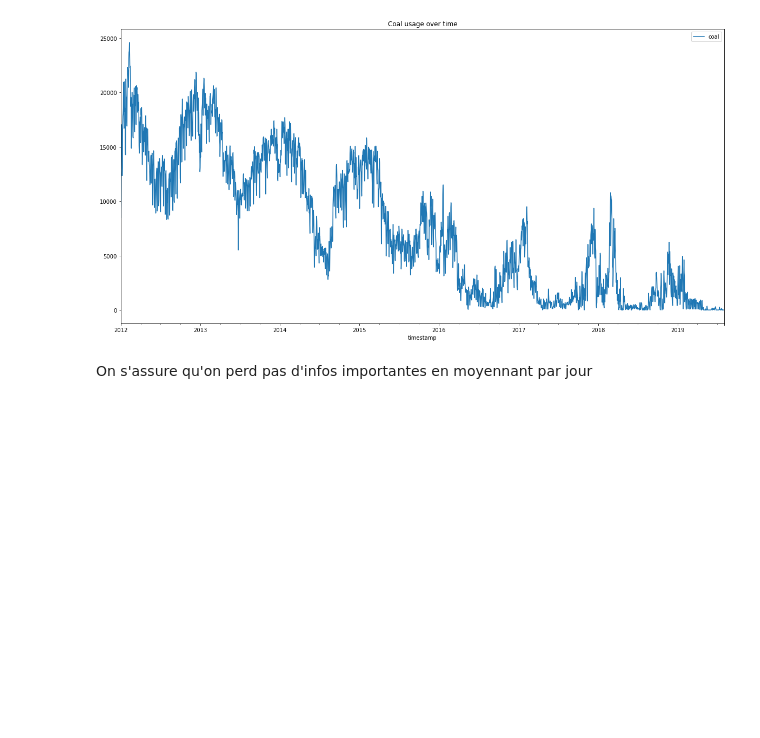
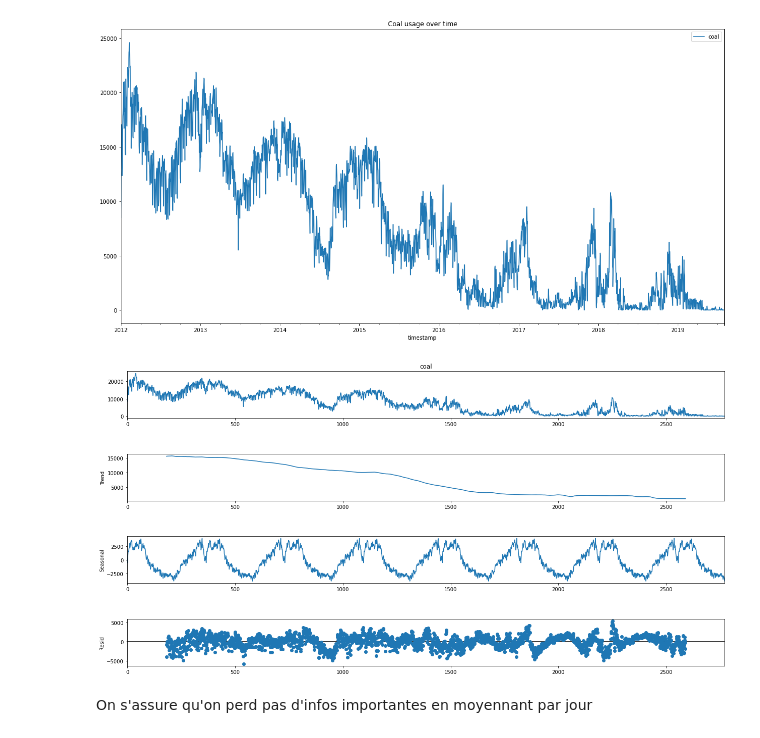
Before and after one commit to 73jn/AnSeqData, a Jupyter notebook: Project/project.ipynb, the cells around one changed output. Drawn from its saved outputs; the diff is of its cells as text; code cells hidden in the pictures; blank space fills up the shorter version.

```diff
--- a/Project/project.ipynb
+++ b/Project/project.ipynb
@@ -53,6 +53,24 @@ dfDay.plot(x='timestamp', y='coal', figsize=(20, 10), title='Coal usage over tim
 # %% [output]
 <AxesSubplot:title={'center':'Coal usage over time'}, xlabel='timestamp'>
 [figure]
+# %%
+# Plot saisonality of coal usage over the year, the residual, and the trend
+from statsmodels.tsa.seasonal import seasonal_decompose
+result = seasonal_decompose(dfDay['coal'], model='additive', freq=365)
+
+result.plot()
+
+#Increase the size of the plot
+fig = plt.gcf()
+fig.set_size_inches(20, 10)
+
+
+
+
+
+plt.show()
+# %% [output]
+[figure, added]
 # %% [markdown]
 On s'assure qu'on perd pas d'infos importantes en moyennant par jour
 # %%
```
Also changed, not shown: parts of 8 cells of this notebook, 2 other files.
